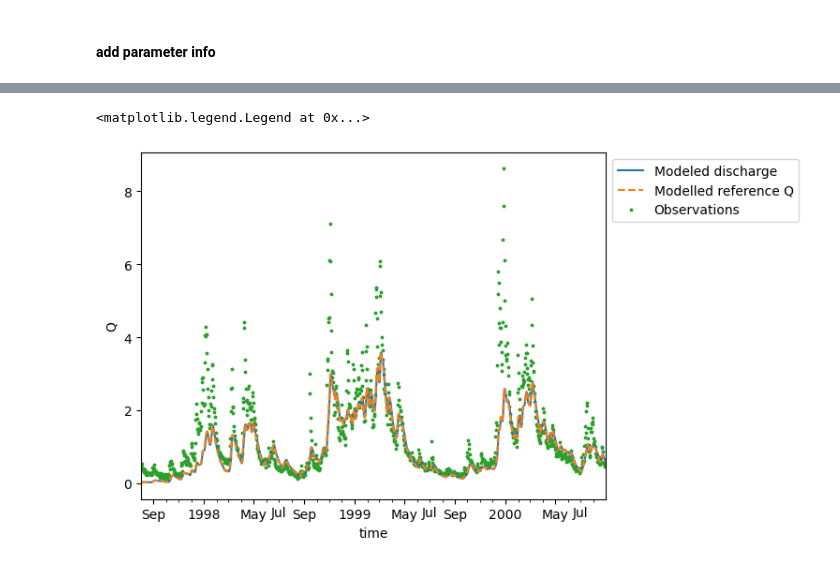
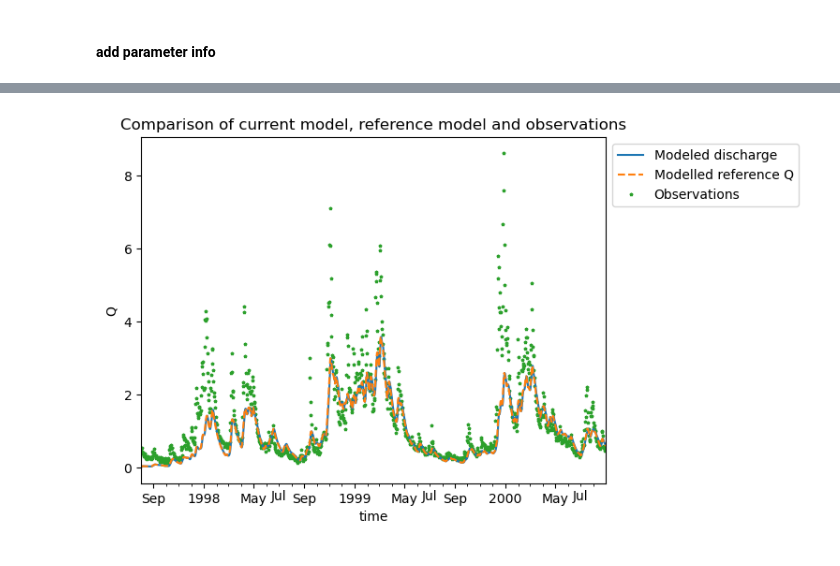
Before and after one commit to Daafip/Msc-Thesis-Notebooks, a Jupyter notebook: 2. Run first DA HBV.ipynb, the cells around one changed output, grey strips where cells are left out. Cells and saved outputs as stored; diff of their text form; code cells hidden in the pictures.

```diff
--- a/2. Run first DA HBV.ipynb
+++ b/2. Run first DA HBV.ipynb
@@ -110,6 +63,6 @@ image_link = "ghcr.io/daafip/hbv-bmi-grpc4bmi:v0.1.7"
 # %%
 from ewatercycle.container import ContainerImage
-model = HBV(forcing=test_forcing,bmi_image=ContainerImage(image_link))
+model = HBV(forcing=test_forcing)
 # %%
 config_file, _ = model.setup(
             parameters=','.join([str(p) for p in par_0]),
@@ -131,9 +84,9 @@ Q_m_in_ref = np.loadtxt("Q_m_out_ref.txt")
 # %%
 fig, ax = plt.subplots(1,1)
 df.plot(ax=ax,label="Modeled discharge HBV-bmi")
 ax.plot(df.index, Q_m_in_ref[1:],ls="--",label="Modelled reference Q");
 ds["Q"].plot(ax=ax,lw=0,marker="*",ms=2.5,zorder=-1,label="Observations")
 ax.legend(bbox_to_anchor=(1,1))
+ax.set_title("Comparison of current model, reference model and observations");
 # %% [output]
-<matplotlib.legend.Legend at 0x...>
-[figure, old version]
+[figure, new version]
```
Also changed, not shown: parts of 29 cells of this notebook.
